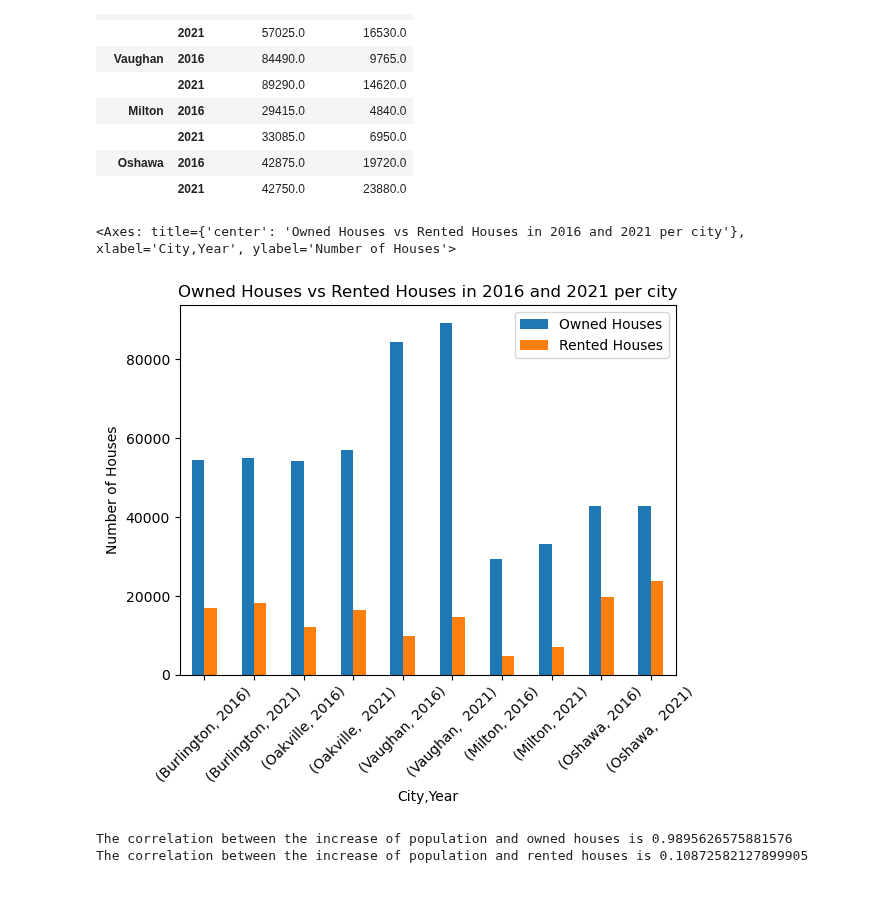
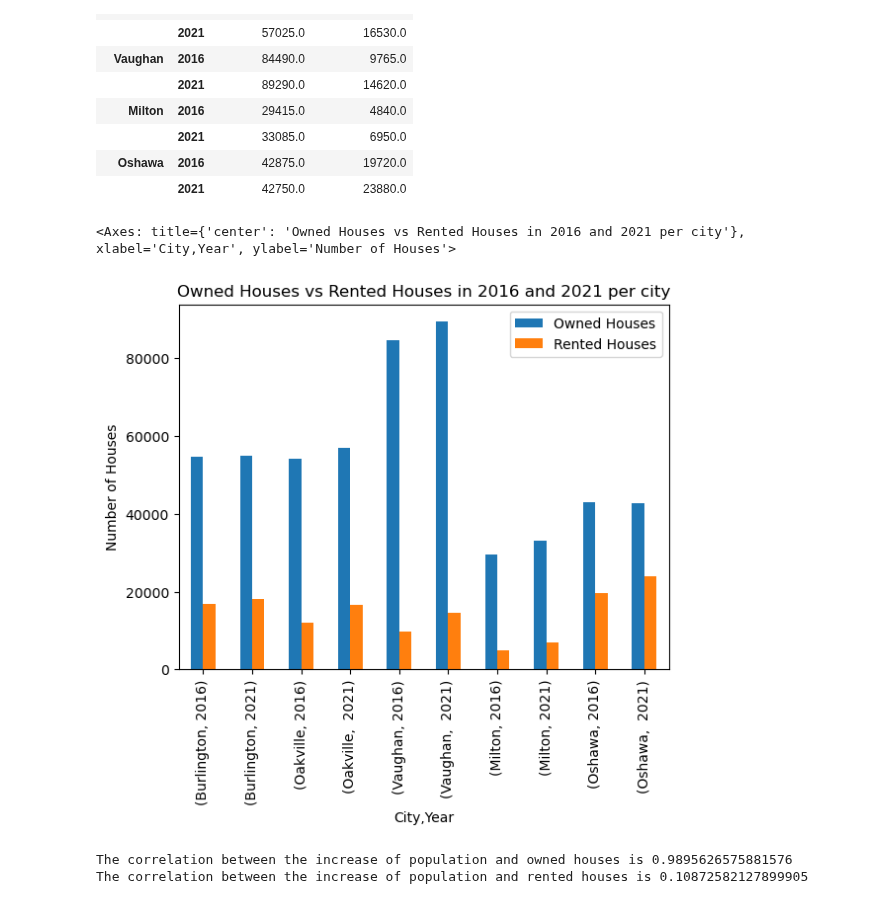
Before and after one commit to MaisieDeGraaf/oakville-housing-analysis, a Jupyter notebook: Main_Cities_Analysis.ipynb, the cells around one changed output. Drawn from its saved outputs; the diff is of its cells as text; code cells hidden in the pictures.

```diff
--- a/Main_Cities_Analysis.ipynb
+++ b/Main_Cities_Analysis.ipynb
@@ -338,11 +338,11 @@ rented_vs_owned
 # %%
 #Version 1
 %matplotlib inline
-rented_vs_owned.plot(kind = 'bar', title = "Owned Houses vs Rented Houses in 2016 and 2021 per city", rot =45,
+rented_vs_owned.plot(kind = 'bar', title = "Owned Houses vs Rented Houses in 2016 and 2021 per city", rot =90,
                     ylabel = "Number of Houses")
 # %% [output]
 <Axes: title={'center': 'Owned Houses vs Rented Houses in 2016 and 2021 per city'}, xlabel='City,Year', ylabel='Number of Houses'>
-[figure, old version]
+[figure, new version]
 # %%
 rented_vs_owned = all_cities_df[["Population","Owned Houses","Rented Houses"]]
 # %%
```
Also changed, not shown: parts of 4 cells of this notebook.
